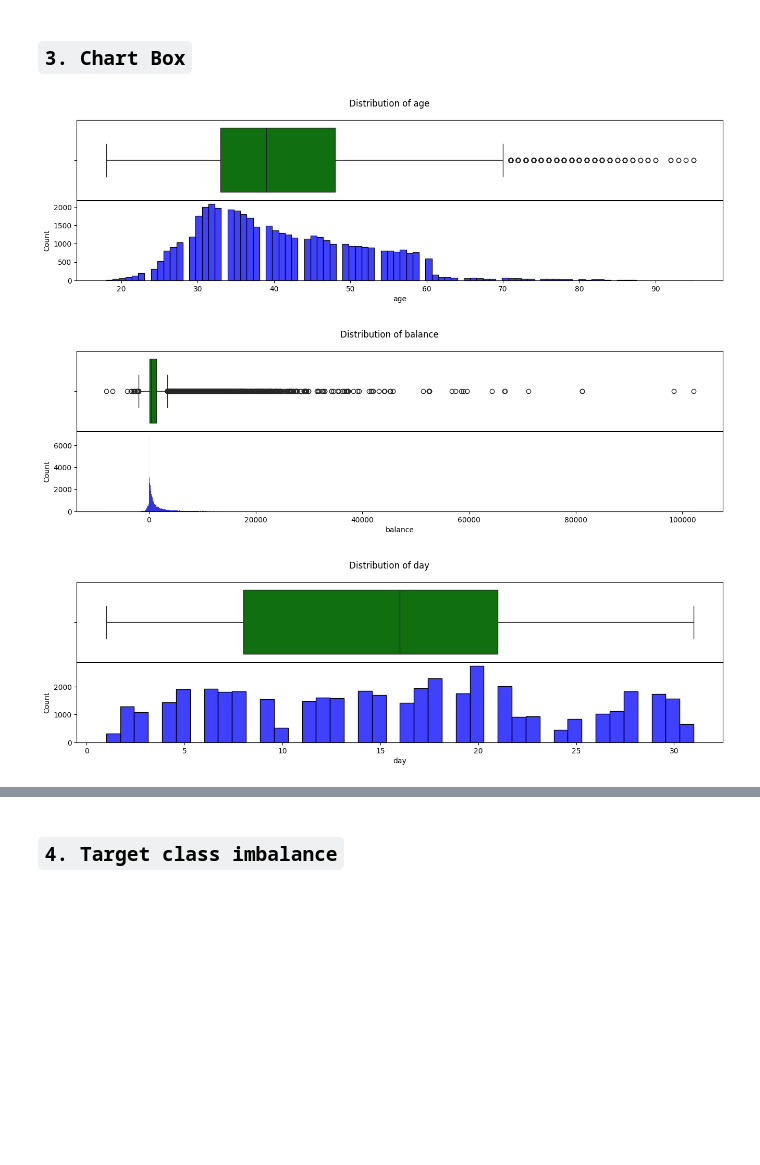
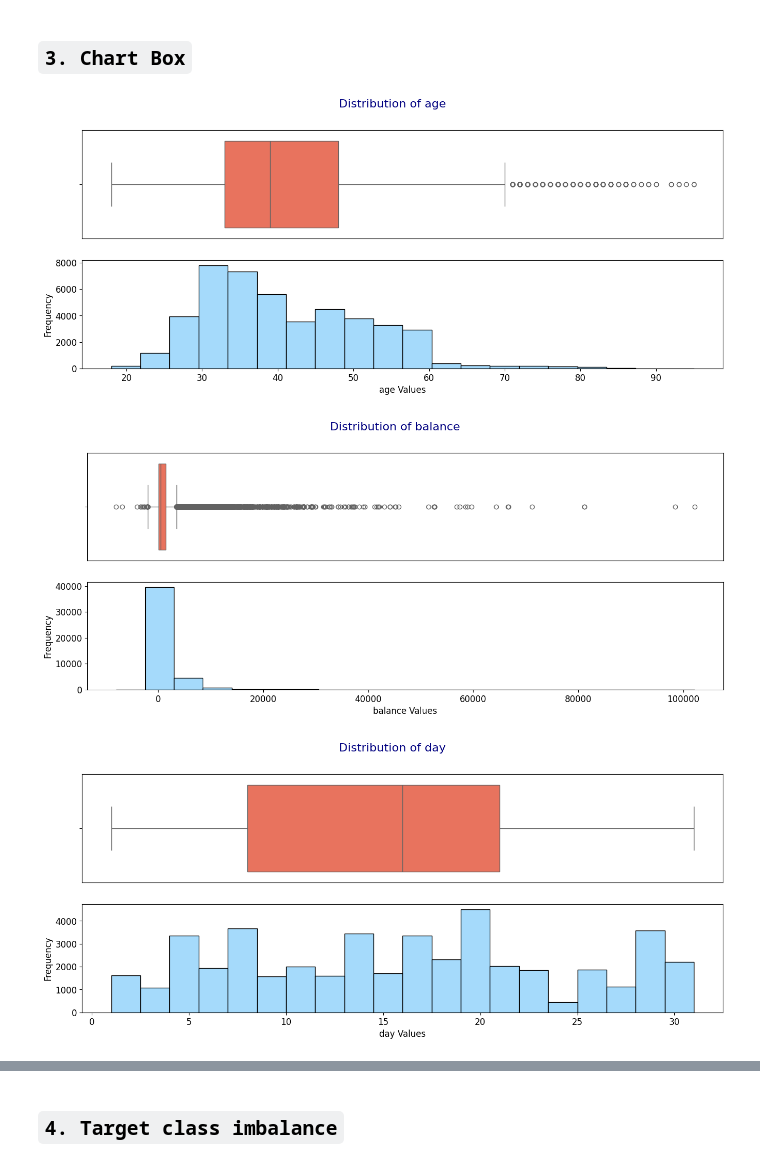
Before and after one commit to accesable/ML_Final, a Jupyter notebook: code/main.ipynb, the cells around one changed output, grey strips where cells are left out. Cells and saved outputs as stored; diff of their text form; code cells hidden in the pictures; blank space fills up the shorter version.

```diff
--- a/code/main.ipynb
+++ b/code/main.ipynb
@@ -126,19 +124,23 @@ Text(0.5, 1.0, 'Data correlations')
 ## `3. Chart Box`
 # %%
 numerical = train_df.select_dtypes(exclude='object')
-n = len(numerical)
+boxplot_color = "#FF6347"
+histplot_color = "#87CEFA"
 
-for col in numerical:
-    fig, (ax1, ax2) = plt.subplots(nrows=2, figsize=(16, 4))
-    plt.suptitle(f"Distribution of {col}")
-    sns.boxplot(data=train_df, x=col, ax=ax1, color="Green")
+for col in numerical.columns:
+    fig, (ax1, ax2) = plt.subplots(nrows=2, figsize=(16, 6))
+    plt.suptitle(f"Distribution of {col}", fontsize=16, color="navy")
+    sns.boxplot(x=train_df[col], ax=ax1, color=boxplot_color)
     ax1.set_xlabel(None)
     ax1.get_xaxis().set_ticks([])
-    sns.histplot(data=train_df, x=col, ax=ax2, color="Blue")
-    plt.subplots_adjust(hspace=0)
-    print("\n")
+    sns.histplot(x=numerical[col], ax=ax2, color=histplot_color, bins=20)
+    ax2.set_xlabel(f"{col} Values", fontsize=12)
+    ax2.set_ylabel("Frequency", fontsize=12)
+    ax1.tick_params(axis='both', labelsize=12)
+    ax2.tick_params(axis='both', labelsize=12)
+
     plt.show()
 # %% [output]
-[figure, old version]
+[figure, new version]
-[figure, old version]
+[figure, new version]
-[figure, old version]
+[figure, new version]
```
Also changed, not shown: parts of 8 cells of this notebook.
